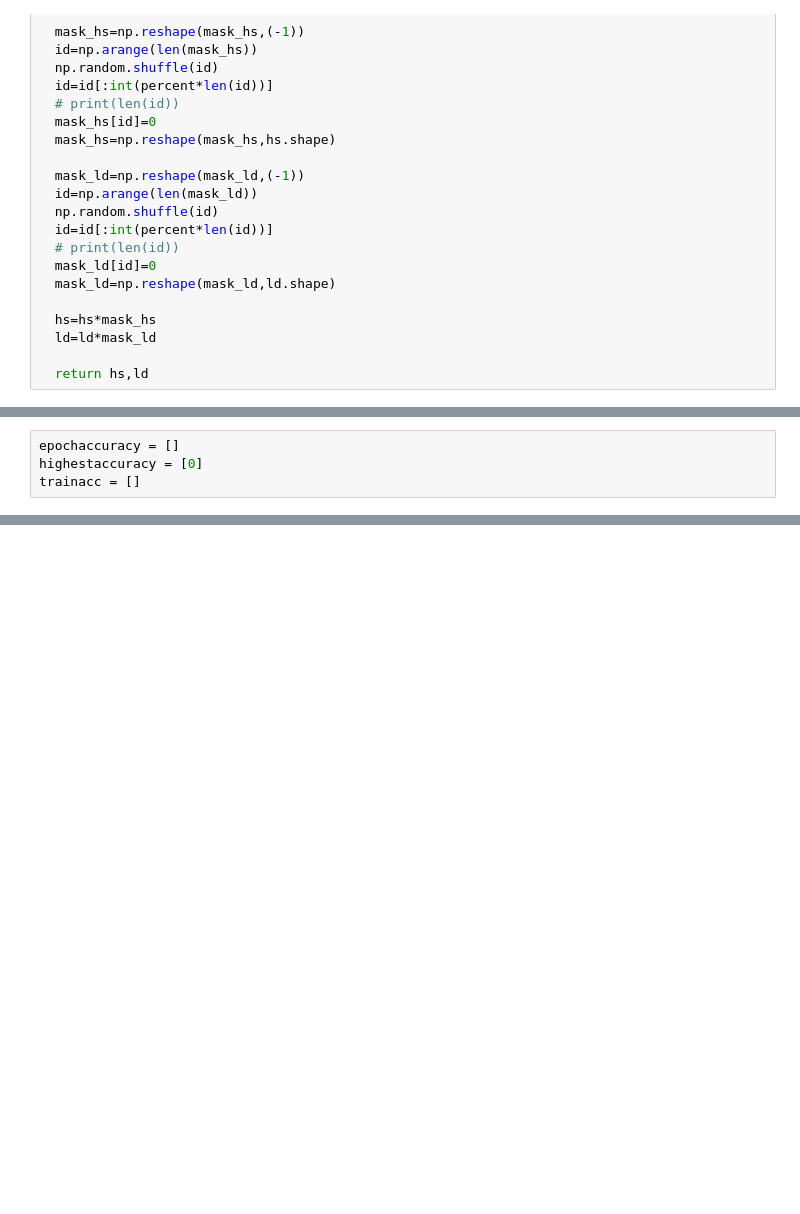
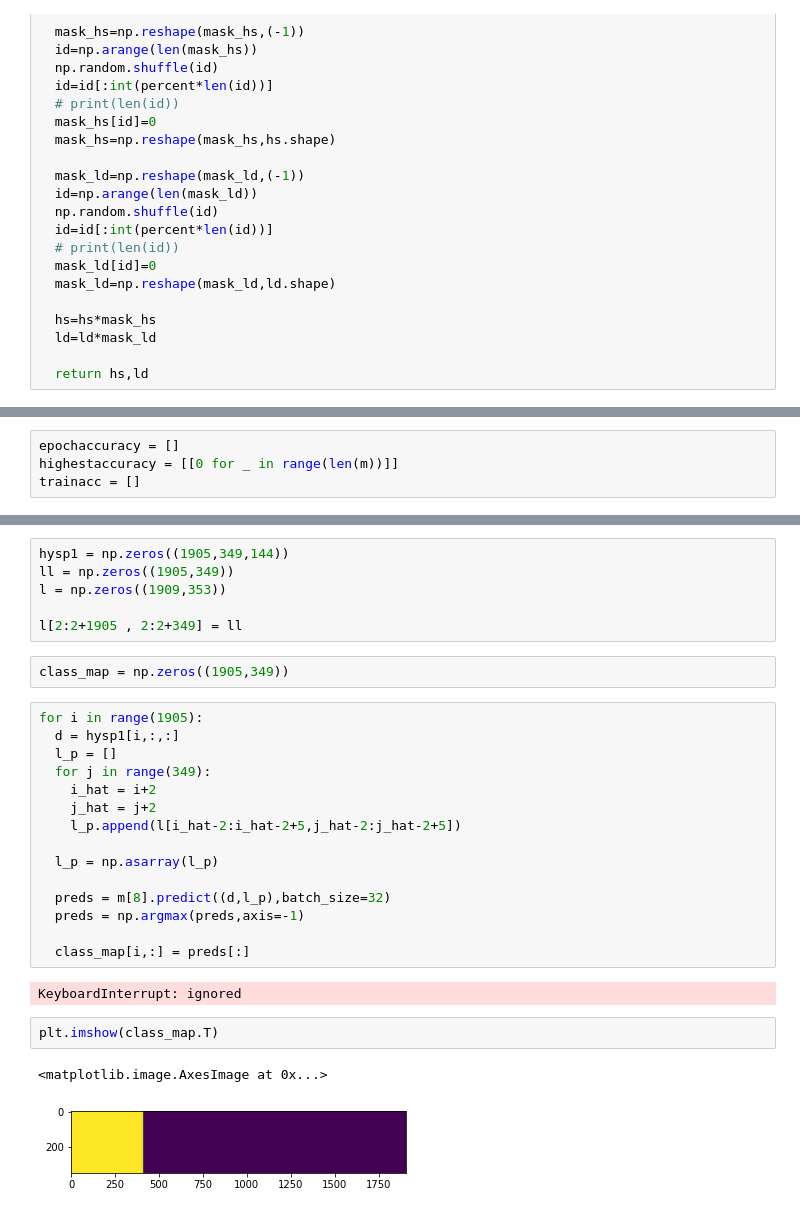
Before and after one commit to sumedh151/fusion-transformer, a Jupyter notebook: fusion_transformer.ipynb, the cells around one changed output, grey strips where cells are left out. Drawn from its saved outputs; the diff is of its cells as text; blank space fills up the shorter version.

```diff
--- a/fusion_transformer.ipynb
+++ b/fusion_transformer.ipynb
@@ -714,4 +821,4 @@ def mask(percent,hs1,ld1):
 # %%
 epochaccuracy = []
-highestaccuracy = [0]
+highestaccuracy = [[0 for _ in range(len(m))]]
 trainacc = []
@@ -776,0 +915,30 @@ IndexError: ignored
+# %%
+hysp1 = np.zeros((1905,349,144))
+ll = np.zeros((1905,349))
+l = np.zeros((1909,353))
+
+l[2:2+1905 , 2:2+349] = ll
+# %%
+class_map = np.zeros((1905,349))
+# %%
+for i in range(1905):
+  d = hysp1[i,:,:]
+  l_p = []
+  for j in range(349):
+    i_hat = i+2
+    j_hat = j+2
+    l_p.append(l[i_hat-2:i_hat-2+5,j_hat-2:j_hat-2+5])
+
+  l_p = np.asarray(l_p)
+
+  preds = m[8].predict((d,l_p),batch_size=32)
+  preds = np.argmax(preds,axis=-1)
+
+  class_map[i,:] = preds[:]
+# %% [output]
+KeyboardInterrupt: ignored
+# %%
+plt.imshow(class_map.T)
+# %% [output]
+<matplotlib.image.AxesImage at 0x...>
+[figure, added]
```
Also changed, not shown: parts of 36 cells of this notebook.
